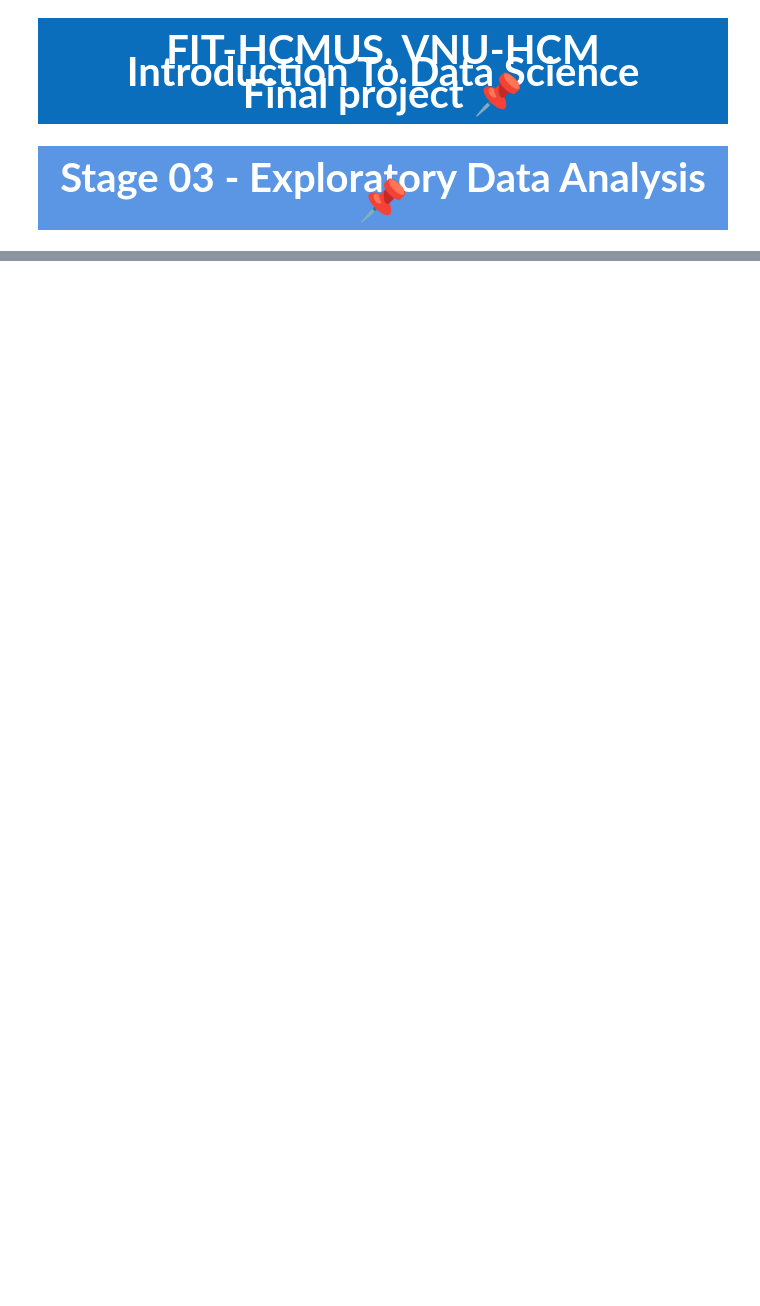
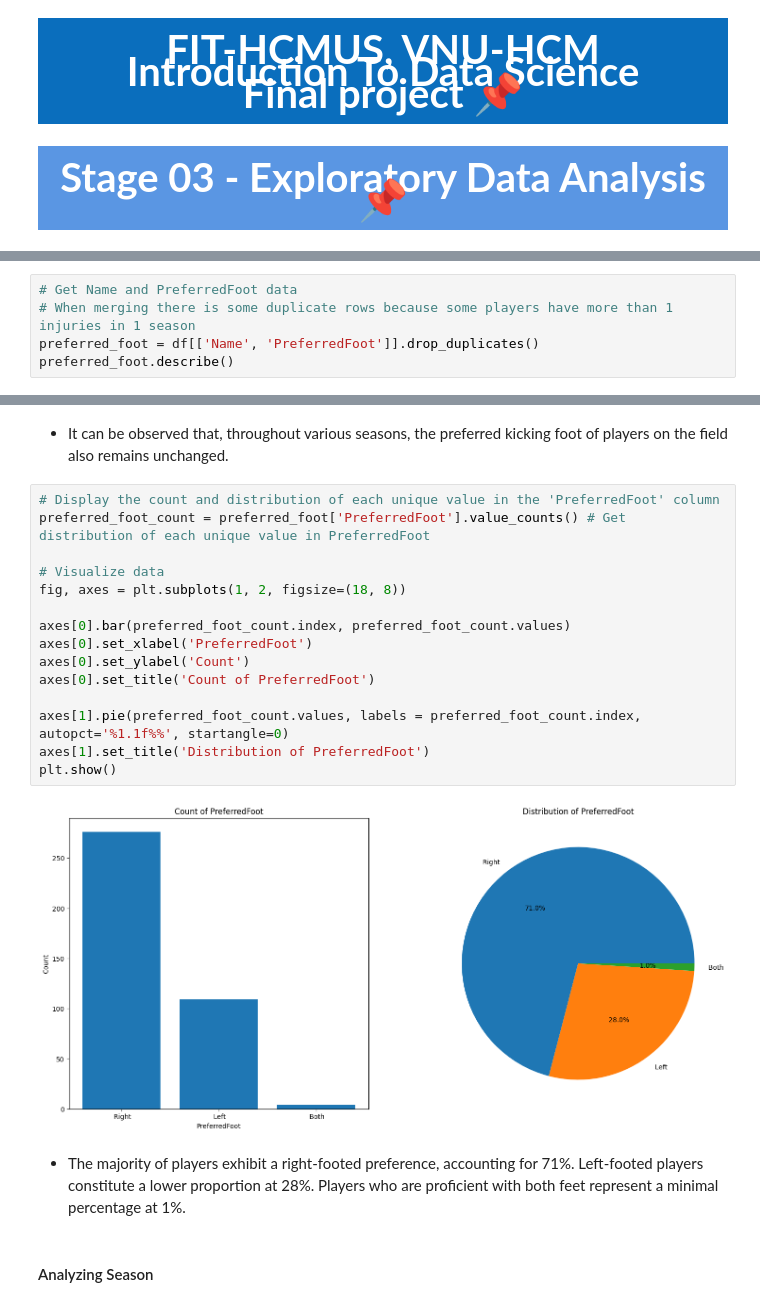
Before and after one commit to hwangdeokThien/CSC14119_IntroDS_final_project, a Jupyter notebook: src/notebooks/3.0-eda.ipynb, the cells around one changed output, grey strips where cells are left out. Cells and saved outputs as stored; diff of their text form; blank space fills up the shorter version.

```diff
--- a/src/notebooks/3.0-eda.ipynb
+++ b/src/notebooks/3.0-eda.ipynb
@@ -14,0 +85,5 @@
+# %%
+# Get Name and PreferredFoot data
+# When merging there is some duplicate rows because some players have more than 1 injuries in 1 season
+preferred_foot = df[['Name', 'PreferredFoot']].drop_duplicates()
+preferred_foot.describe()
@@ -14,0 +96,23 @@
+# %% [markdown]
+- It can be observed that, throughout various seasons, the preferred kicking foot of players on the field also remains unchanged.
+# %%
+# Display the count and distribution of each unique value in the 'PreferredFoot' column
+preferred_foot_count = preferred_foot['PreferredFoot'].value_counts() # Get distribution of each unique value in PreferredFoot
+
+# Visualize data
+fig, axes = plt.subplots(1, 2, figsize=(18, 8))
+
+axes[0].bar(preferred_foot_count.index, preferred_foot_count.values)
+axes[0].set_xlabel('PreferredFoot')
+axes[0].set_ylabel('Count')
+axes[0].set_title('Count of PreferredFoot')
+
+axes[1].pie(preferred_foot_count.values, labels = preferred_foot_count.index, autopct='%1.1f%%', startangle=0)
+axes[1].set_title('Distribution of PreferredFoot')
+plt.show()
+# %% [output]
+[figure, added]
+# %% [markdown]
+- The majority of players exhibit a right-footed preference, accounting for 71%. Left-footed players constitute a lower proportion at 28%. Players who are proficient with both feet represent a minimal percentage at 1%.
+# %% [markdown]
+#### Analyzing Season
```
Also changed, not shown: parts of 150 cells of this notebook, 1 other file.
